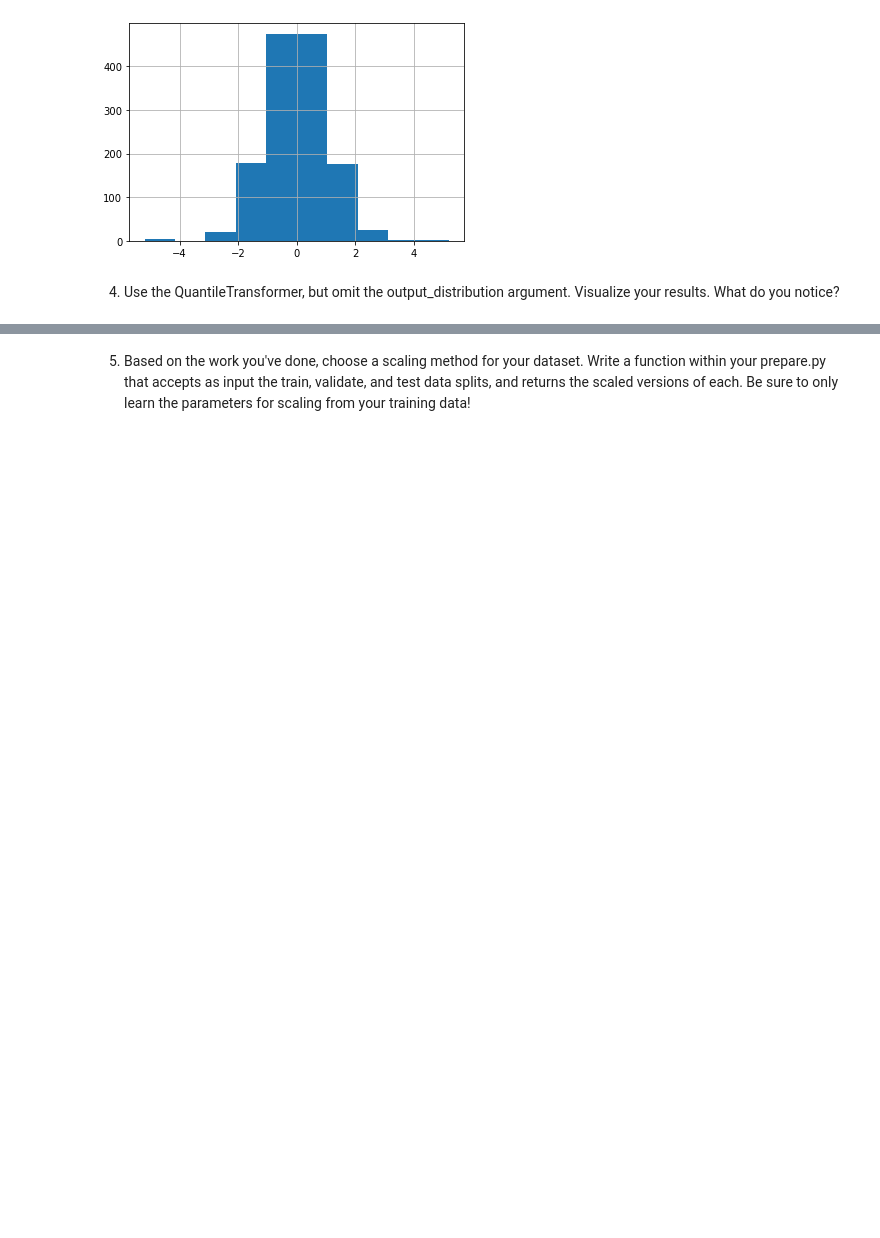
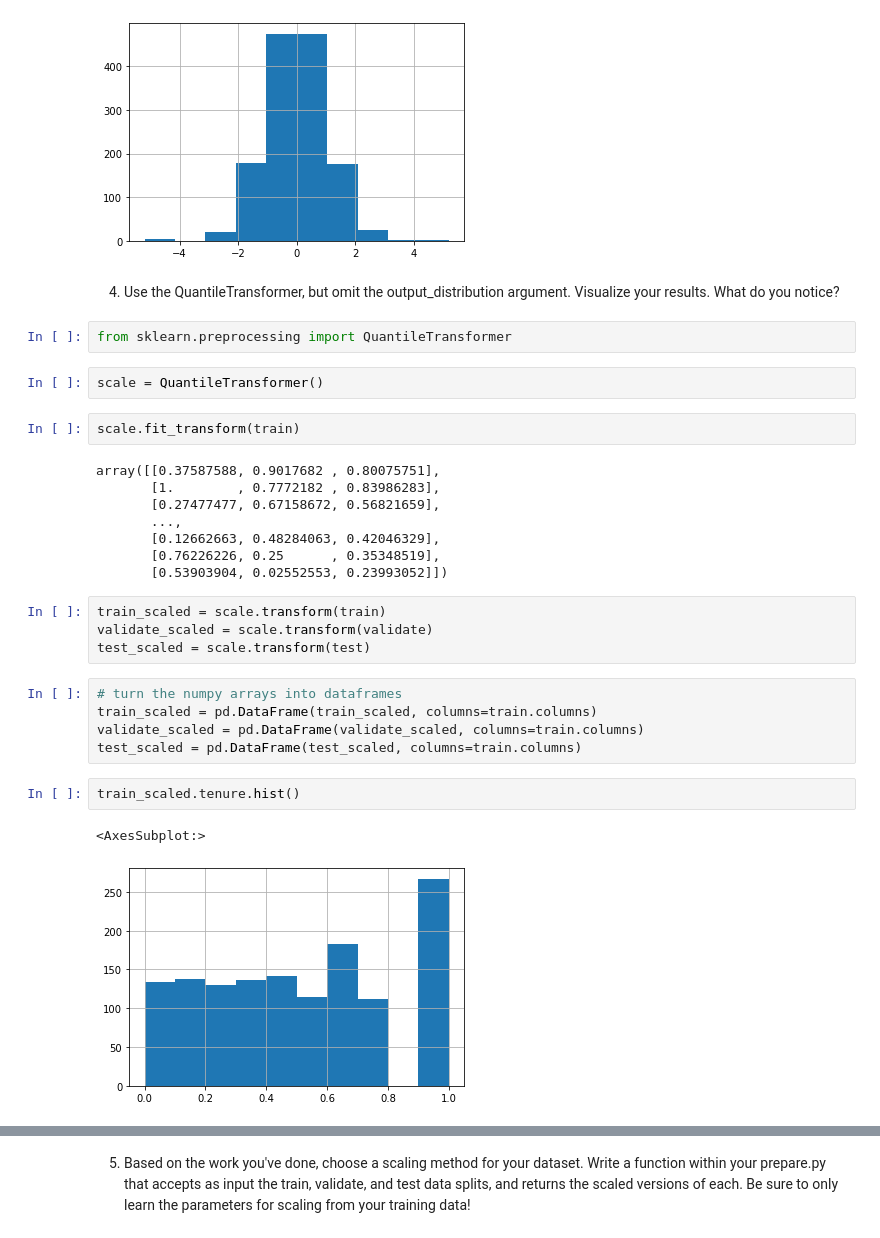
Before and after one commit to ljackson707/regression-exercises, a Jupyter notebook: scaling.ipynb, the cells around one changed output, grey strips where cells are left out. Drawn from its saved outputs; the diff is of its cells as text; blank space fills up the shorter version.

```diff
--- a/scaling.ipynb
+++ b/scaling.ipynb
@@ -195,3 +195,31 @@ train_scaled.TotalCharges.hist()
 [figure]
 # %% [markdown]
 4) Use the QuantileTransformer, but omit the output_distribution argument. Visualize your results. What do you notice?
+# %%
+from sklearn.preprocessing import QuantileTransformer
+# %%
+scale = QuantileTransformer()
+# %%
+scale.fit_transform(train)
+# %% [output]
+array([[0.37587588, 0.9017682 , 0.80075751],
+       [1.        , 0.7772182 , 0.83986283],
+       [0.27477477, 0.67158672, 0.56821659],
+       ...,
+       [0.12662663, 0.48284063, 0.42046329],
+       [0.76226226, 0.25      , 0.35348519],
+       [0.53903904, 0.02552553, 0.23993052]])
+# %%
+train_scaled = scale.transform(train)
+validate_scaled = scale.transform(validate)
+test_scaled = scale.transform(test)
+# %%
+# turn the numpy arrays into dataframes
+train_scaled = pd.DataFrame(train_scaled, columns=train.columns)
+validate_scaled = pd.DataFrame(validate_scaled, columns=train.columns)
+test_scaled = pd.DataFrame(test_scaled, columns=train.columns)
+# %%
+train_scaled.tenure.hist()
+# %% [output]
+<AxesSubplot:>
+[figure, added]
```
Also changed, not shown: parts of 14 cells of this notebook.
